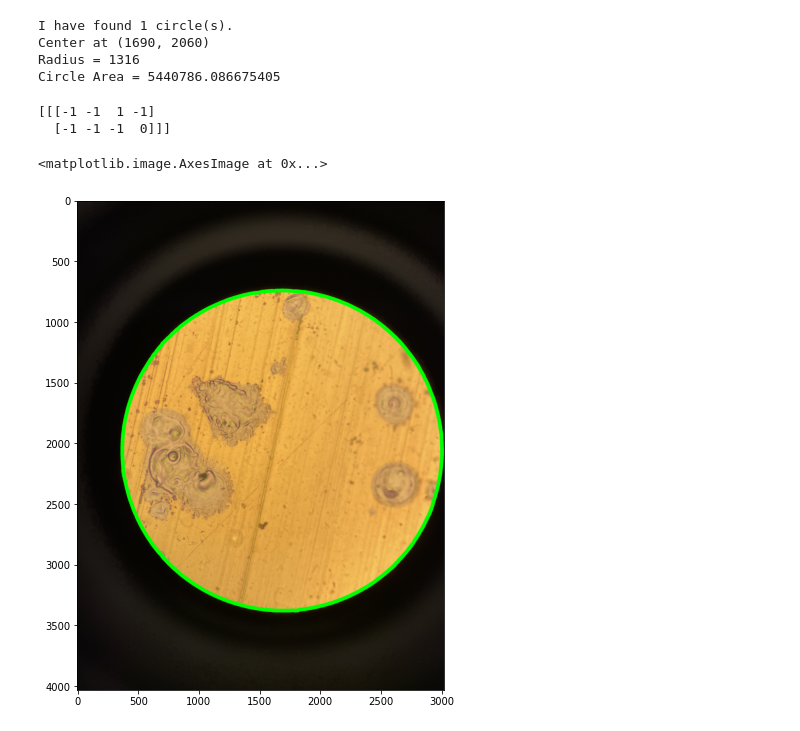
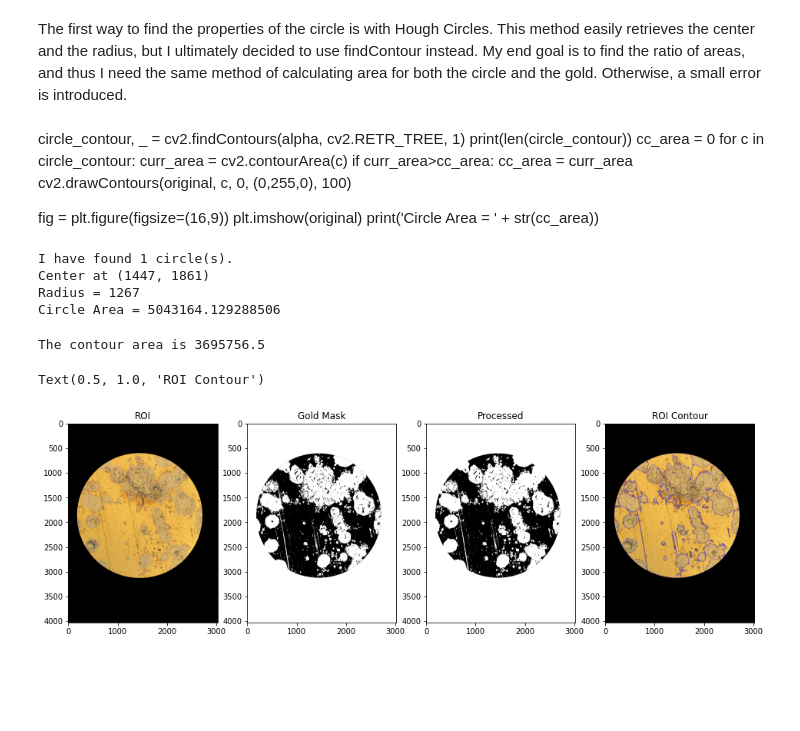
Before and after one commit to mbmassey/electrodeImageAnalysis, a Jupyter notebook: ElectrodeDemo.ipynb, the cells around one changed output. Cells and saved outputs as stored; diff of their text form; code cells hidden in the pictures; blank space fills up the shorter version.

```diff
--- a/ElectrodeDemo.ipynb
+++ b/ElectrodeDemo.ipynb
@@ -36,28 +34,33 @@ Text(0.5, 1.0, 'edges Threshold')
+# %% [markdown]
+The first way to find the properties of the circle is with Hough Circles. This method easily retrieves the center and the radius, but I ultimately decided to use findContour instead. My end goal is to find the ratio of areas, and thus I need the same method of calculating area for both the circle and the gold. Otherwise, a small error is introduced.
+# %% [markdown]
+circle_contour, _ = cv2.findContours(alpha, cv2.RETR_TREE, 1)
+print(len(circle_contour))
+cc_area = 0
+for c in circle_contour:
+    curr_area = cv2.contourArea(c)
+    if curr_area>cc_area:
+        cc_area = curr_area
+    cv2.drawContours(original, c, 0, (0,255,0), 100)
+
+fig = plt.figure(figsize=(16,9))
+plt.imshow(original)
+print('Circle Area = ' + str(cc_area))
 # %%
-circle = cv2.HoughCircles(alpha, cv2.HOUGH_GRADIENT, 1.5, 100)
-print('I have found ' + str(len(circle)) + ' circle(s).')
-roundcircle = np.round(circle[0, 0,:])
-(x,y) = (int(roundcircle[0]), int(roundcircle[1]))
-r = int(roundcircle[2])
-circlearea = np.pi*r**2
+hough_circle = cv2.HoughCircles(alpha, cv2.HOUGH_GRADIENT, 1.5, 100)
+print('I have found ' + str(len(hough_circle)) + ' circle(s).')
+hough_circle = np.round(hough_circle[0, 0,:])
+(x,y) = (int(hough_circle[0]), int(hough_circle[1]))
+r = int(hough_circle[2])
+hc_area = np.pi*r**2
 print('Center at (' + str(x) +', '+ str(y) + ')')
 print('Radius = '+str(r))
-print('Circle Area = ' + str(circlearea))
+print('Circle Area = ' + str(hc_area))
 # %% [output]
 I have found 1 circle(s).
-Center at (1690, 2060)
-Radius = 1316
-Circle Area = 5440786.086675405
+Center at (1447, 1861)
+Radius = 1267
+Circle Area = 5043164.129288506
-# %%
-contours, _ = cv2.findContours(edges, cv2.RETR_TREE, 1)
-rep = cv2.drawContours(original, contours, 0, (0,255,0), 10)
-fig = plt.figure(figsize=(16,9))
-plt.imshow(original)
-# %% [output]
-[[[-1 -1  1 -1]
-  [-1 -1 -1  0]]]
-<matplotlib.image.AxesImage at 0x...>
-[figure, removed]
 # %%
 circlemask = np.zeros(original.shape, dtype=np.uint8)
 cv2.circle(circlemask, (x,y), r, (255,255,255), -1)
@@ -66,36 +69,40 @@ ROI = cv2.bitwise_and(original,original, mask=circlemask)
 # %%
 rows = 1
 columns = 4
 fig = plt.figure(figsize=(16,9))
 fig.add_subplot(rows, columns, 1)
 plt.imshow(ROI)
 plt.title("ROI")
 
 hsvimage = cv2.cvtColor(ROI, cv2.COLOR_RGB2HSV)
-lower = np.array([15, 115, 200], dtype="uint8")
-upper = np.array([76, 200, 250], dtype="uint8")
+lower = np.array([17, 137, 200], dtype="uint8")
+upper = np.array([50, 190, 255], dtype="uint8")
 goldmask = cv2.inRange(hsvimage, lower, upper)
 
 kernel = cv2.getStructuringElement(cv2.MORPH_RECT, (3,3))
 opening = cv2.morphologyEx(goldmask, cv2.MORPH_OPEN, kernel, iterations=1)
 
 cnts = cv2.findContours(opening, cv2.RETR_TREE, cv2.CHAIN_APPROX_SIMPLE)
 cnts = cnts[0] if len(cnts) == 2 else cnts[1]
-area = 0
+cnt_area = 0
 for c in cnts:
     currcontour = cv2.contourArea(c)
-    if currcontour >= 500:
-        area += currcontour
+    if currcontour >= 2000:
+        cnt_area += currcontour
         cv2.drawContours(ROI,[c], 0, (0,0,255), 2)
-print('The contour area is ' + str(area))
+print('The contour area is ' + str(cnt_area))
 
 fig.add_subplot(rows, columns, 2)
 plt.imshow(goldmask, cmap='Greys')
 plt.title("Gold Mask")
 fig.add_subplot(rows, columns, 3)
 plt.imshow(opening, cmap='Greys')
 plt.title("Processed")
 fig.add_subplot(rows, columns, 4)
 plt.imshow(ROI)
 plt.title("ROI Contour")
+# %% [output]
+The contour area is 3695756.5
+Text(0.5, 1.0, 'ROI Contour')
+[figure, added]
 # %%
```
Also changed, not shown: parts of 6 cells of this notebook.
